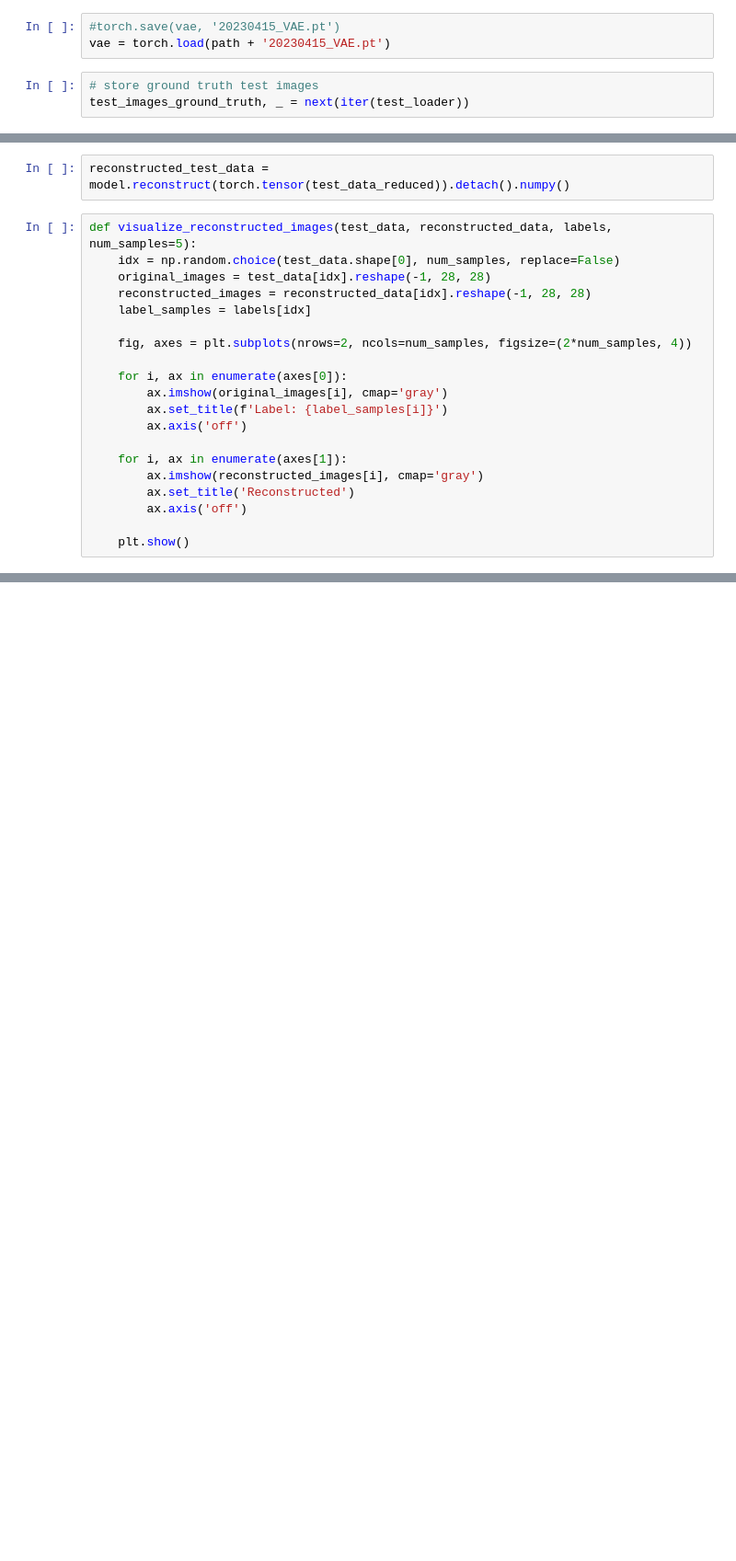
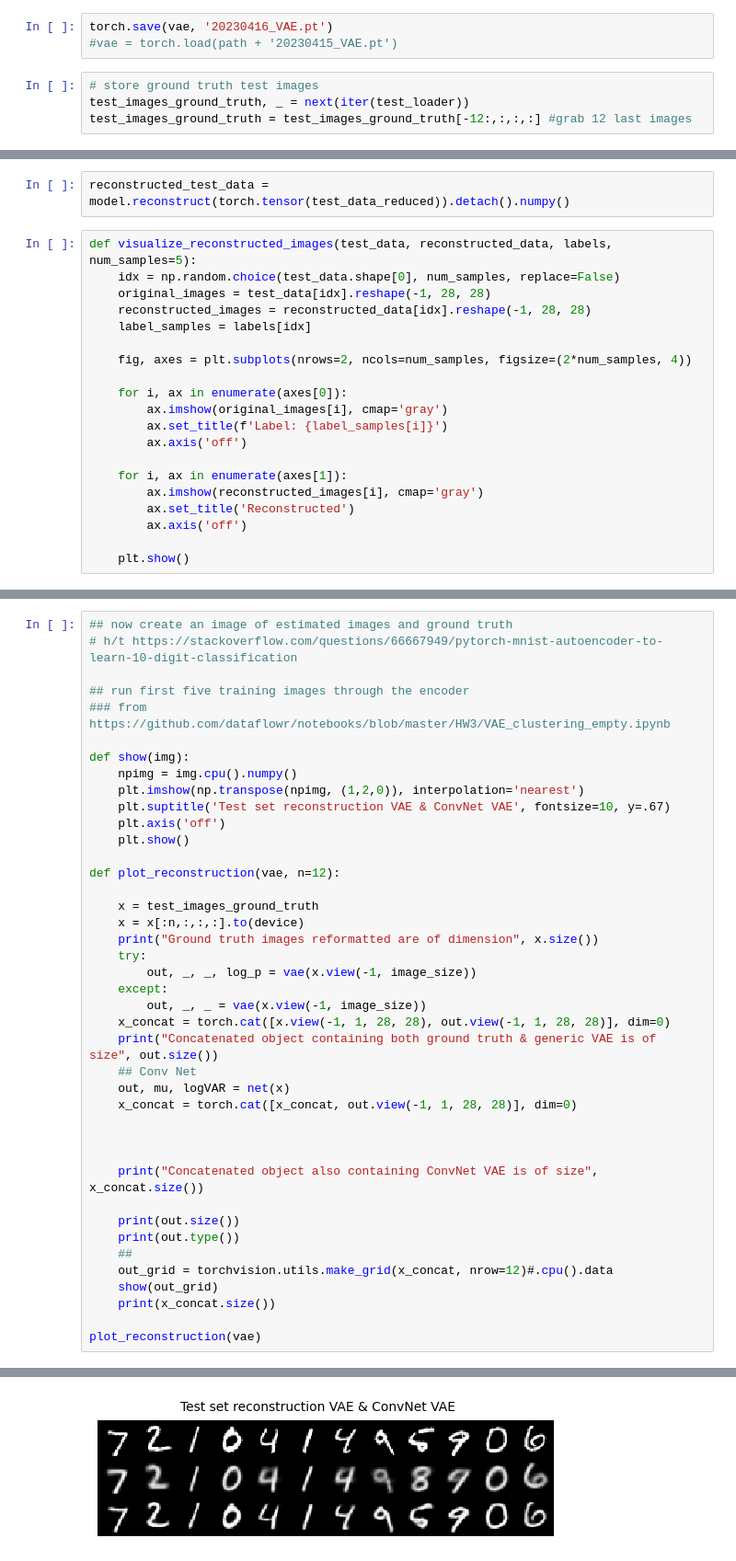
Before and after one commit to Clarkdrengen/PML_2023, a Jupyter notebook: pytorch-mnist-VAE.ipynb, the cells around one changed output, grey strips where cells are left out. Shown at 92% size. Drawn from its saved outputs; the diff is of its cells as text; blank space fills up the shorter version.

```diff
--- a/pytorch-mnist-VAE.ipynb
+++ b/pytorch-mnist-VAE.ipynb
@@ -328,6 +341,7 @@ Train Epoch: 50 [50000/60000 (83%)]     Loss: 129.988916
 # %%
-#torch.save(vae, '20230415_VAE.pt')
-vae = torch.load(path + '20230415_VAE.pt')
+torch.save(vae, '20230416_VAE.pt')
+#vae = torch.load(path + '20230415_VAE.pt')
 # %%
 # store ground truth test images
 test_images_ground_truth, _ = next(iter(test_loader))
+test_images_ground_truth = test_images_ground_truth[-12:,:,:,:] #grab 12 last images
@@ -945,0 +998,42 @@ plot_elbow_curve(explained_variance_ratio)
+# %%
+## now create an image of estimated images and ground truth
+# h/t https://stackoverflow.com/questions/66667949/pytorch-mnist-autoencoder-to-learn-10-digit-classification
+
+## run first five training images through the encoder
+### from https://github.com/dataflowr/notebooks/blob/master/HW3/VAE_clustering_empty.ipynb
+
+def show(img):
+    npimg = img.cpu().numpy()
+    plt.imshow(np.transpose(npimg, (1,2,0)), interpolation='nearest')
+    plt.suptitle('Test set reconstruction VAE & ConvNet VAE', fontsize=10, y=.67)
+    plt.axis('off')
+    plt.show()
+
+def plot_reconstruction(vae, n=12):
+
+    x = test_images_ground_truth
+    x = x[:n,:,:,:].to(device)
+    print("Ground truth images reformatted are of dimension", x.size())
+    try:
+        out, _, _, log_p = vae(x.view(-1, image_size))
+    except:
+        out, _, _ = vae(x.view(-1, image_size))
+    x_concat = torch.cat([x.view(-1, 1, 28, 28), out.view(-1, 1, 28, 28)], dim=0)
+    print("Concatenated object containing both ground truth & generic VAE is of size", out.size())
+    ## Conv Net
+    out, mu, logVAR = net(x)
+    x_concat = torch.cat([x_concat, out.view(-1, 1, 28, 28)], dim=0)
+
+
+
+    print("Concatenated object also containing ConvNet VAE is of size", x_concat.size())
+
+    print(out.size())
+    print(out.type())
+    ##
+    out_grid = torchvision.utils.make_grid(x_concat, nrow=12)#.cpu().data
+    show(out_grid)
+    print(x_concat.size())
+
+plot_reconstruction(vae)
+# %% [output]
@@ -945,0 +1045 @@ plot_elbow_curve(explained_variance_ratio)
+[figure, added]
```
Also changed, not shown: parts of 29 cells of this notebook.
